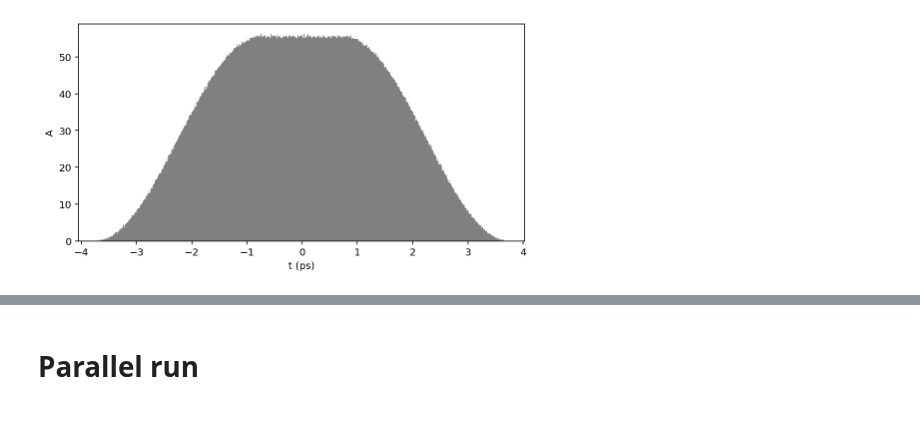
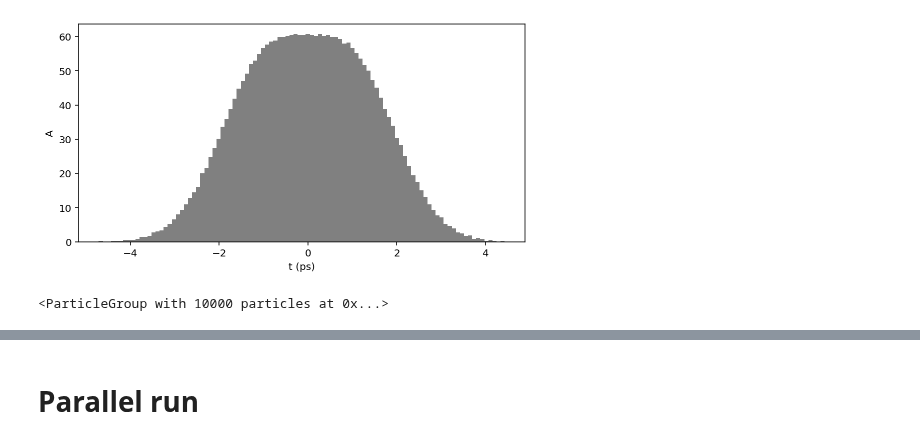
Before and after one commit to slaclab/lcls-lattice, a Jupyter notebook: impact/models/cu_inj/impact_cu_inj.ipynb, the cells around one changed output, grey strips where cells are left out. Cells and saved outputs as stored; diff of their text form; code cells hidden in the pictures.

```diff
--- a/impact/models/cu_inj/impact_cu_inj.ipynb
+++ b/impact/models/cu_inj/impact_cu_inj.ipynb
@@ -21,9 +21,14 @@ assert os.path.exists(ifile)
 assert os.path.exists(gfile)
 # %%
 G = Generator(gfile)
+G['n_particle'] = 10000
 G.run()
 P0 = G.particles
 P0.plot('t')
 # %% [output]
-[figure, old version]
+[figure, new version]
+# %%
+P0
+# %% [output]
+<ParticleGroup with 10000 particles at 0x...>
 # %%
```
Also changed, not shown: parts of 4 cells of this notebook, 1 other file.
